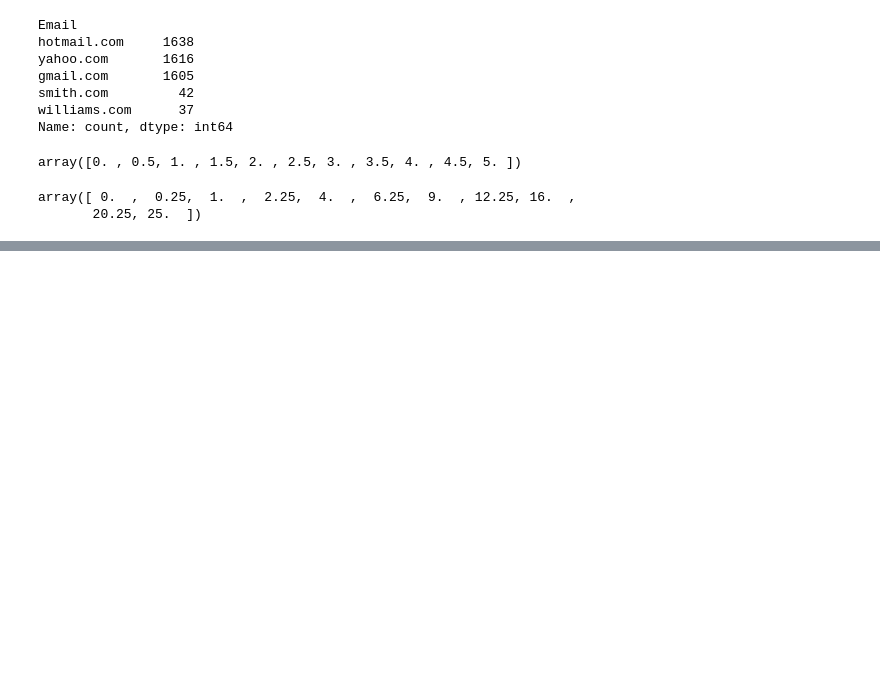
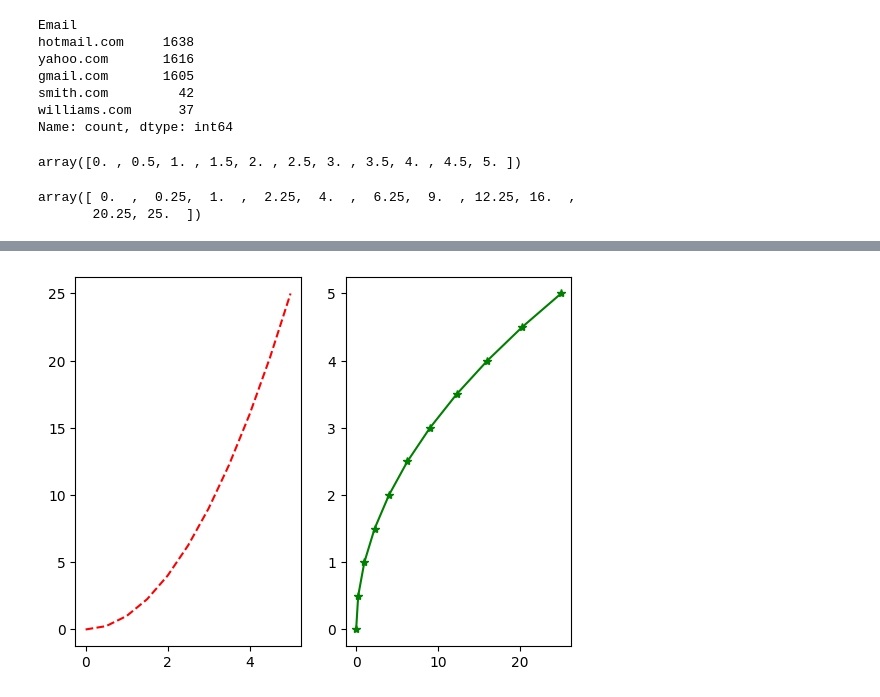
Before and after one commit to yashkuceriya/pythonprac, a Jupyter notebook: Mlds.ipynb, the cells around one changed output, grey strips where cells are left out. Drawn from its saved outputs; the diff is of its cells as text; code cells hidden in the pictures; blank space fills up the shorter version.

```diff
--- a/Mlds.ipynb
+++ b/Mlds.ipynb
@@ -1024,0 +1033,7 @@ array([ 0.  ,  0.25,  1.  ,  2.25,  4.  ,  6.25,  9.  , 12.25, 16.  ,
+# %%
+plt.subplot(1,2,1)
+plt.plot(x, y, 'r--')
+plt.subplot(1,2,2)
+plt.plot(y, x, 'g*-');
+# %% [output]
+[figure, added]
```
Also changed, not shown: parts of 12 cells of this notebook.
